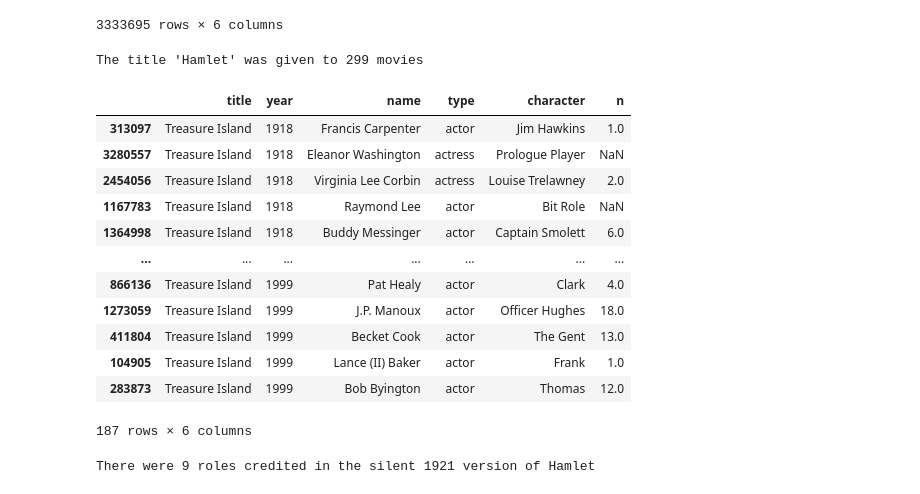
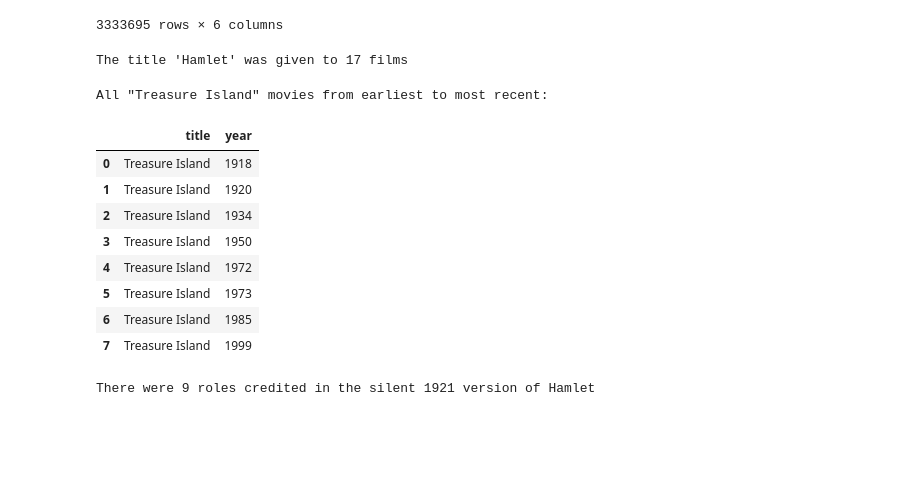
Before and after one commit to appeldaniel1998/Intro-to-Data-Sciences-Final-Project, a Jupyter notebook: Programming.ipynb, the cells around one changed output. Saved outputs shown, nothing was run; the diff lists cells and outputs as text; code cells hidden in the pictures; blank space fills up the shorter version.

Commit message:
Close to finishing part 2 (Programming)
Close to finishing. Slight corrections and modifications to the questions remain.

```diff
--- a/Programming.ipynb
+++ b/Programming.ipynb
@@ -47,36 +45,37 @@ cast
 #Question 2.1
 #Question: How many movies have the title "Hamlet"?
 
-hamletCount = sum(cast.title == 'Hamlet') # using sum() to count the occurences of the value "Hamlet" int the "title" attribute
-# The method checks if the title equals to "Hamlet", and summing the occurences when "true" is returned
-print("The title 'Hamlet' was given to", hamletCount, 'movies') # printing the result
+hamletCount = cast.groupby('title').get_group('Hamlet').drop_duplicates(subset=['year'])
+#Using groupby to isolate all films with the title "Hamlet", removing all duplicates (multiple roles to the same film -
+#given no two films with the same name were shot in the same year).
+print("The title 'Hamlet' was given to", len(hamletCount), 'films') # printing the result, using the length method to do so.
 # %% [output]
-The title 'Hamlet' was given to 299 movies
+The title 'Hamlet' was given to 17 films
 # %%
 #Question 2.2
 #Question: List all of the "Treasure Island" movies from earliest to most recent.
 
 byYear = cast.sort_values(by=['year']) # Sorting the original dataframe by 'year' attribute (in ascending order).
-# Because there are no NaN values accredited to this attribute, there is no need to manage them. Putting the sorted dataframe
-# into a new variable
-byYear = byYear.groupby('title').get_group('Treasure Island') # Using the groupby method to divide the dataframe by movie
-# titles, and saving the group that matches 'Treasure Island' into the same variable as the dataframe before,
-# due to it being redundant
-byYear # Displaying the dataframe recieved by these manipulations
+#Because there are no NaN values accredited to this attribute, there is no need to manage them. Putting the sorted dataframe
+#into a new variable
+byYear = byYear.groupby('title').get_group('Treasure Island').drop_duplicates(subset=['year']) # Using the groupby method to
+#divide the dataframe by movie titles, and saving the group that matches 'Treasure Island' into the same variable as the
+#dataframe before, due to it being redundant. Removing all duplicates to show only films and not roles (as in previous question)
+byYear = byYear.reset_index() #Resetting the indexes for appearance's sake.
+byYear = byYear[['title', 'year']] #Displaying the needed columns: title, year and number of roles
+print('All "Treasure Island" movies from earliest to most recent:') #Printing the result
+byYear #Displaying the dataframe recieved by these manipulations
 # %% [output]
+All "Treasure Island" movies from earliest to most recent:
-|  | title | year | name | type | character | n |
-| 313097 | Treasure Island | 1918 | Francis Carpenter | actor | Jim Hawkins | 1.0 |
-| 3280557 | Treasure Island | 1918 | Eleanor Washington | actress | Prologue Player | NaN |
-| 2454056 | Treasure Island | 1918 | Virginia Lee Corbin | actress | Louise Trelawney | 2.0 |
-| 1167783 | Treasure Island | 1918 | Raymond Lee | actor | Bit Role | NaN |
-| 1364998 | Treasure Island | 1918 | Buddy Messinger | actor | Captain Smolett | 6.0 |
-| ... | ... | ... | ... | ... | ... | ... |
-| 866136 | Treasure Island | 1999 | Pat Healy | actor | Clark | 4.0 |
-| 1273059 | Treasure Island | 1999 | J.P. Manoux | actor | Officer Hughes | 18.0 |
-| 411804 | Treasure Island | 1999 | Becket Cook | actor | The Gent | 13.0 |
-| 104905 | Treasure Island | 1999 | Lance (II) Baker | actor | Frank | 1.0 |
-| 283873 | Treasure Island | 1999 | Bob Byington | actor | Thomas | 12.0 |
+|  | title | year |
+| 0 | Treasure Island | 1918 |
+| 1 | Treasure Island | 1920 |
+| 2 | Treasure Island | 1934 |
+| 3 | Treasure Island | 1950 |
+| 4 | Treasure Island | 1972 |
+| 5 | Treasure Island | 1973 |
+| 6 | Treasure Island | 1985 |
+| 7 | Treasure Island | 1999 |
-187 rows × 6 columns
 # %%
 #Question 2.3
 #Question: How many roles were credited in the silent 1921 version of Hamlet?
```
Also changed, not shown: parts of 8 cells of this notebook.
